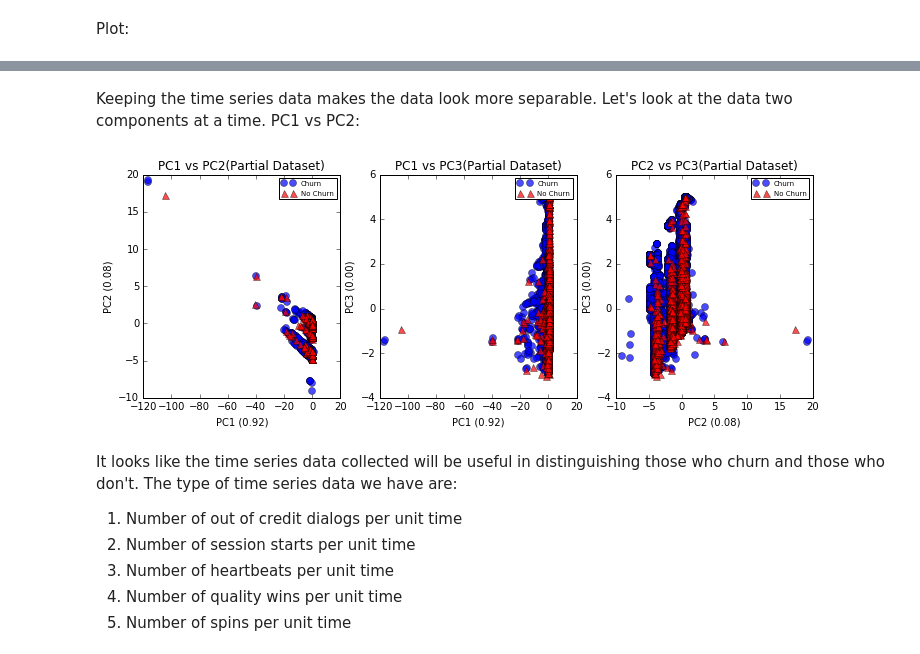
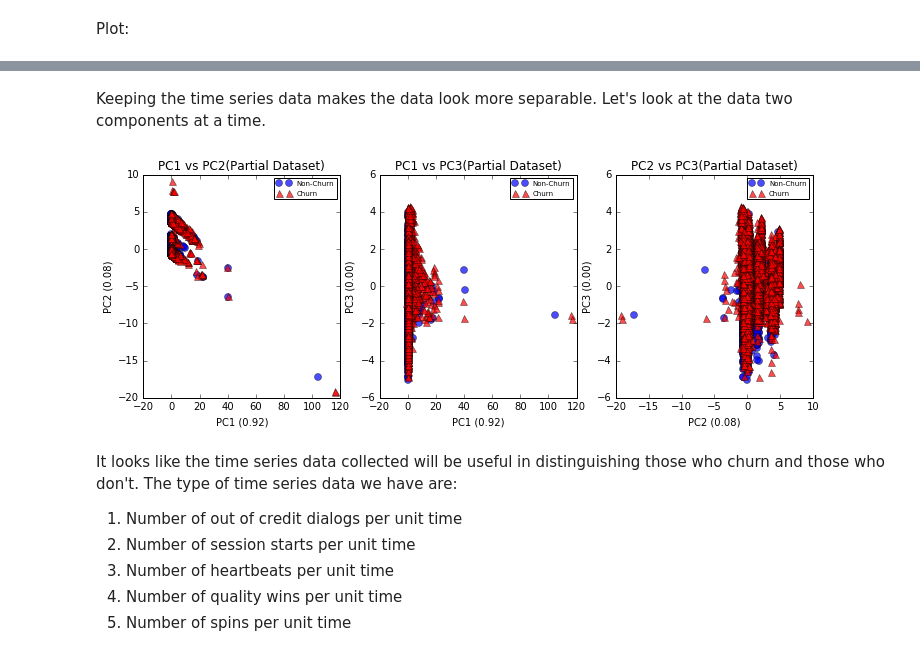
Before and after one commit to CalvinTChi/Player-Churn-Prediction, a Jupyter notebook: Calvin/EDA.ipynb, the cells around one changed output, grey strips where cells are left out. Drawn from its saved outputs; the diff is of its cells as text; code cells hidden in the pictures.

```diff
--- a/Calvin/EDA.ipynb
+++ b/Calvin/EDA.ipynb
@@ -112,0 +284,5 @@ print(data.shape)
+# %%
+posMean = int(np.mean(pos))
+negMean = int(np.mean(neg))
+data.loc[(data['lapse7'] == 1) & (data['hours_prior'] == '(null)'), ['hours_prior']] = posMean
+data.loc[(data['lapse7'] == 0) & (data['hours_prior'] == '(null)'), ['hours_prior']] = negMean
@@ -112,0 +297,7 @@ print(data.shape)
+# %%
+y1 = data['lapse7']
+y2 = data['lapse14']
+y3 = data['lapse30']
+del data['lapse7']
+del data['lapse14']
+del data['lapse30']
@@ -156,18 +370,18 @@ It looks like our first three PCs do a reasonable job in capturing the structure
 # %%
-dataSubset = data.ix[:, :7]
-pca = PCA(n_components=7, whiten=True)
+dataSubset = data.ix[:, list(range(8)) + [134]]
+pca = PCA(n_components=9, whiten=True)
 pca_transformed = pca.fit_transform(dataSubset)
 # %% [markdown]
 Plot:
 # %%
 fig = plt.figure(figsize=(8,8))
 ax = fig.add_subplot(111, projection='3d')
-posIdx = np.where(y == 1)[0]
-negIdx = np.where(y == 0)[0]
+posIdx = np.where(y1 == 1)[0]
+negIdx = np.where(y1 == 0)[0]
+ax.plot(pca_transformed[negIdx,0], pca_transformed[negIdx, 1], pca_transformed[negIdx, 2], '^',
+        markersize=7, alpha=0.7, color='red', label='Churn')
 ax.plot(pca_transformed[posIdx, 0], pca_transformed[posIdx, 1], pca_transformed[posIdx, 2], 'o',
-        markersize=7, color='blue', alpha=0.7, label='Churn')
-ax.plot(pca_transformed[negIdx,0], pca_transformed[negIdx, 1], pca_transformed[negIdx, 2], '^',
-        markersize=7, alpha=0.7, color='red', label='No Churn')
+        markersize=7, color='blue', alpha=0.7, label='Non-Churn')
 ax.set_xlabel('PC1 (%.2f)' % (pca.explained_variance_ratio_[0]))
 ax.set_ylabel('PC2 (%.2f)'% (pca.explained_variance_ratio_[1]))
 ax.set_zlabel('PC3 (%.2f)' % (pca.explained_variance_ratio_[2]))
@@ -192,24 +393,24 @@ plt.show()
 # %% [markdown]
-Keeping the time series data makes the data look more separable. Let's look at the data two components at a time. PC1 vs PC2:
+Keeping the time series data makes the data look more separable. Let's look at the data two components at a time.
 # %%
 fig = plt.figure(figsize=(12,4))
 PCs = [(0, 1), (0, 2), (1, 2)]
 i = 1
 for pc in PCs:
     ax = fig.add_subplot(130 + i)
     ax.plot(pca_transformed[posIdx, pc[0]], pca_transformed[posIdx, pc[1]], 'o', markersize=7, color='blue',
-            alpha=0.7, label='Churn')
+            alpha=0.7, label='Non-Churn')
     ax.plot(pca_transformed[negIdx,pc[0]], pca_transformed[negIdx, pc[1]], '^', markersize=7, alpha=0.7,
-            color='red', label='No Churn')
+            color='red', label='Churn')
     ax.set_xlabel('PC' + str(pc[0] + 1) + ' (%.2f)' % (pca.explained_variance_ratio_[pc[0]]))
     ax.set_ylabel('PC' + str(pc[1] + 1) + ' (%.2f)'% (pca.explained_variance_ratio_[pc[1]]))
     plt.rcParams['legend.fontsize'] = 7
     plt.title("PC" + str(pc[0] + 1) + " vs " + "PC" + str(pc[1] + 1) +  "(Partial Dataset)")
     ax.legend(loc='upper right')
     i += 1
 plt.show()
 # %% [output]
-[figure, old version]
+[figure, new version]
 # %% [markdown]
 It looks like the time series data collected will be useful in distinguishing those who churn and those who don't. The type of time series data we have are:
 
```
Also changed, not shown: parts of 144 cells of this notebook.
